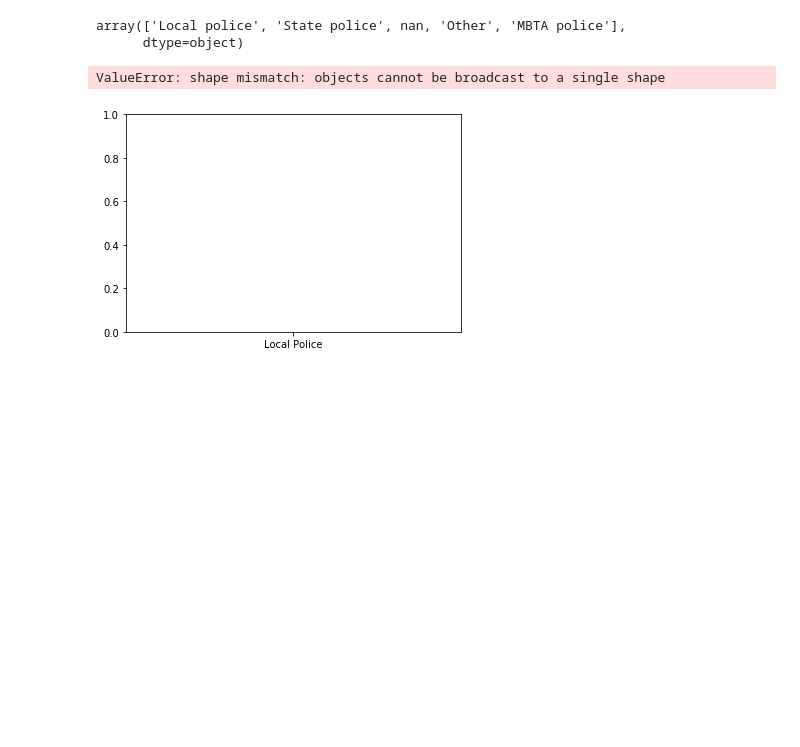
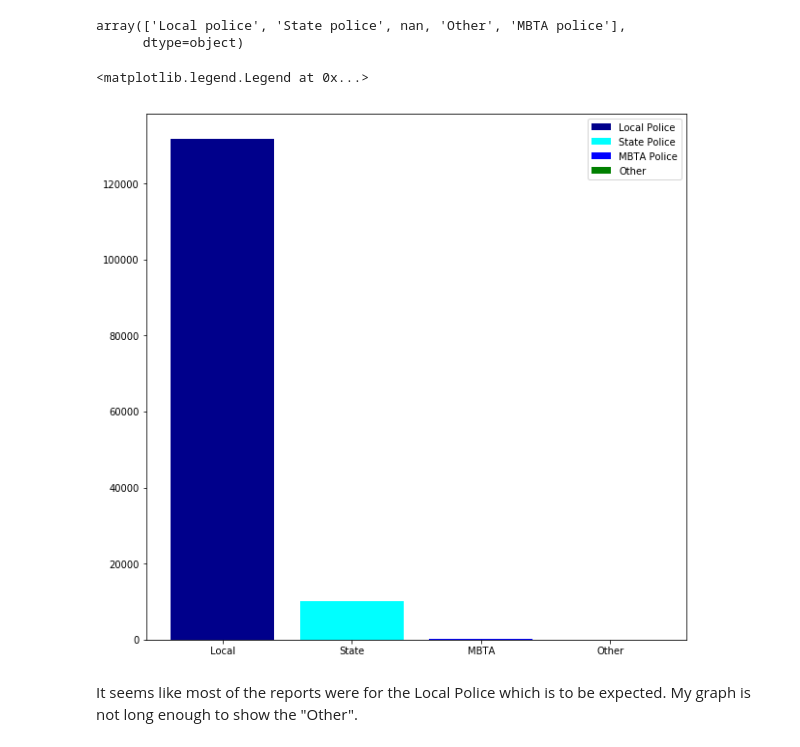
Before and after one commit to rvillegas1/Worcester-Crash-Report-Analysis, a Jupyter notebook: WorcesterCrashReports.ipynb, the cells around one changed output. Drawn from its saved outputs; the diff is of its cells as text; code cells hidden in the pictures; blank space fills up the shorter version.

```diff
--- a/WorcesterCrashReports.ipynb
+++ b/WorcesterCrashReports.ipynb
@@ -166,17 +197,19 @@ array(['Local police', 'State police', nan, 'Other', 'MBTA police'],
 # %%
-LPcount = df_worcrash['PoliceAgency'].str.count('Local police')
-MBTAcount = df_worcrash['PoliceAgency'].str.count('MBTA police')
-SPcount = df_worcrash['PoliceAgency'].str.count('State police')
-Othercount = df_worcrash['PoliceAgency'].str.count('Other')
-NaNcount = df_worcrash['PoliceAgency'].str.count('NaN')
-agency = ['Local Police', 'State Police', 'MBTA Police', 'Other', 'NaN']
-plt.bar(agency, LPcount, color = 'darkblue', label = 'Local Police')
-plt.bar(agency, SPcount, color = 'cyan', label = 'State Police')
-plt.bar(agency, MBTAcount, color = 'blue', label = 'MBTA Police')
-plt.bar(agency, Othercount, color = 'green', label = 'Other')
-plt.bar(agency, NaNcount, color = 'red', label = 'Not Available')
-plt.gcf().set_size_inches(8,8)
+LPcount = df_worcrash['PoliceAgency'].str.count('Local police').sum().astype(int)
+MBTAcount = df_worcrash['PoliceAgency'].str.count('MBTA police').sum().astype(int)
+SPcount = df_worcrash['PoliceAgency'].str.count('State police').sum().astype(int)
+Othercount = df_worcrash['PoliceAgency'].str.count('Other').sum().astype(int)
+x = range(1,5)
+labels = ['Local', 'State', 'MBTA', 'Other']
+plt.bar(1, LPcount, color = 'darkblue', label = 'Local Police')
+plt.bar(2 , height = SPcount, color = 'cyan', label = 'State Police')
+plt.bar(3, height = MBTAcount, color = 'blue', label = 'MBTA Police')
+plt.bar(4, Othercount, color = 'green', label = 'Other')
+plt.gcf().set_size_inches(10,10)
+plt.xticks(x, labels)
 plt.legend()
 # %% [output]
-ValueError: shape mismatch: objects cannot be broadcast to a single shape
+<matplotlib.legend.Legend at 0x...>
-[figure, old version]
+[figure, new version]
+# %% [markdown]
+It seems like  most of the reports were for the Local Police which is to be expected. My graph is not long enough to show the "Other".
```
Also changed, not shown: parts of 8 cells of this notebook.
